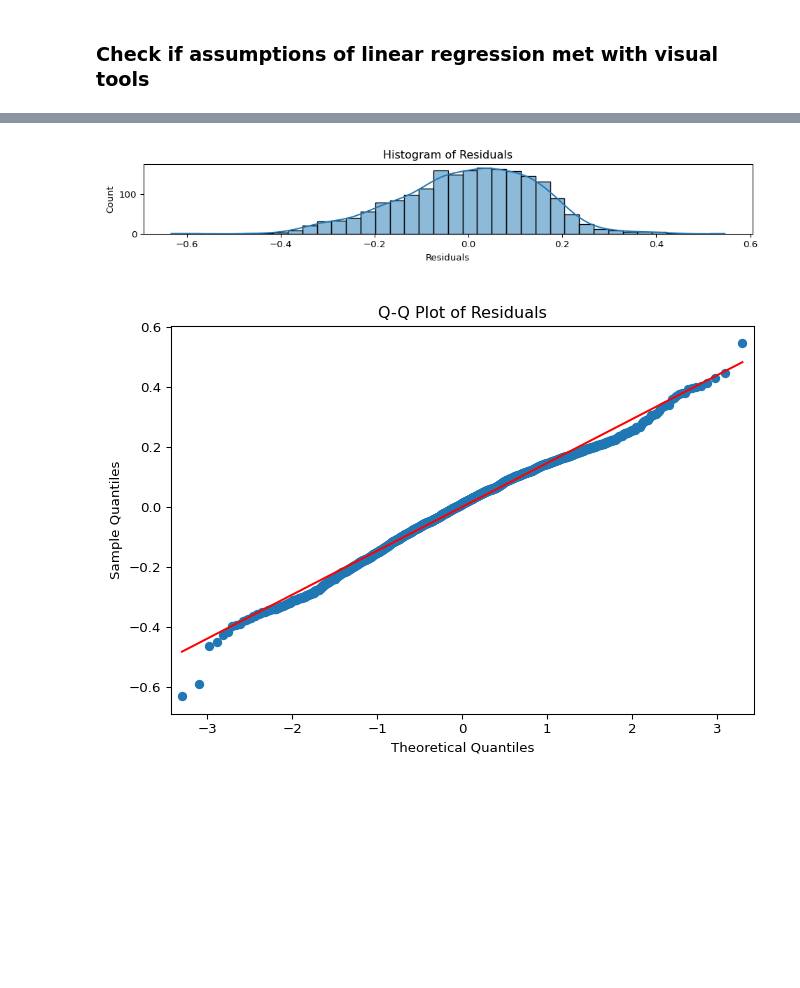
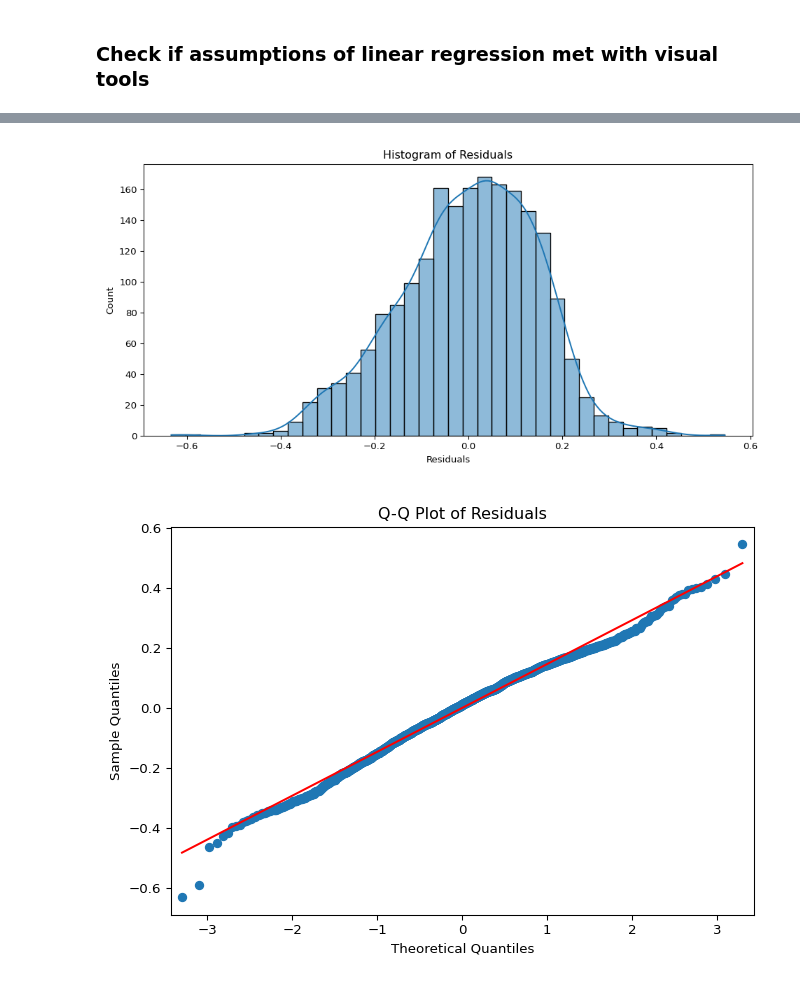
Before and after one commit to ismayc/oreilly-statistical-modeling-and-inference-with-python, a Jupyter notebook: exercises_solutions.ipynb, the cells around one changed output, grey strips where cells are left out. Saved outputs shown, nothing was run; the diff lists cells and outputs as text; code cells hidden in the pictures; blank space fills up the shorter version.

```diff
--- a/exercises_solutions.ipynb
+++ b/exercises_solutions.ipynb
@@ -96,13 +98,13 @@ plt.show();
 # %%
 # Check for Normality of Residuals
-plt.figure(figsize=(10, 2))
+plt.figure(figsize=(10, 5))
 sns.histplot(residuals, kde=True)
 plt.xlabel('Residuals')
 plt.title('Histogram of Residuals')
 plt.tight_layout()
 plt.show();
 # %% [output]
-[figure, old version]
+[figure, new version]
 # %%
 sm.qqplot(residuals, line='s')
 plt.title('Q-Q Plot of Residuals')
```
Also changed, not shown: parts of 20 cells of this notebook, 1 other file.
